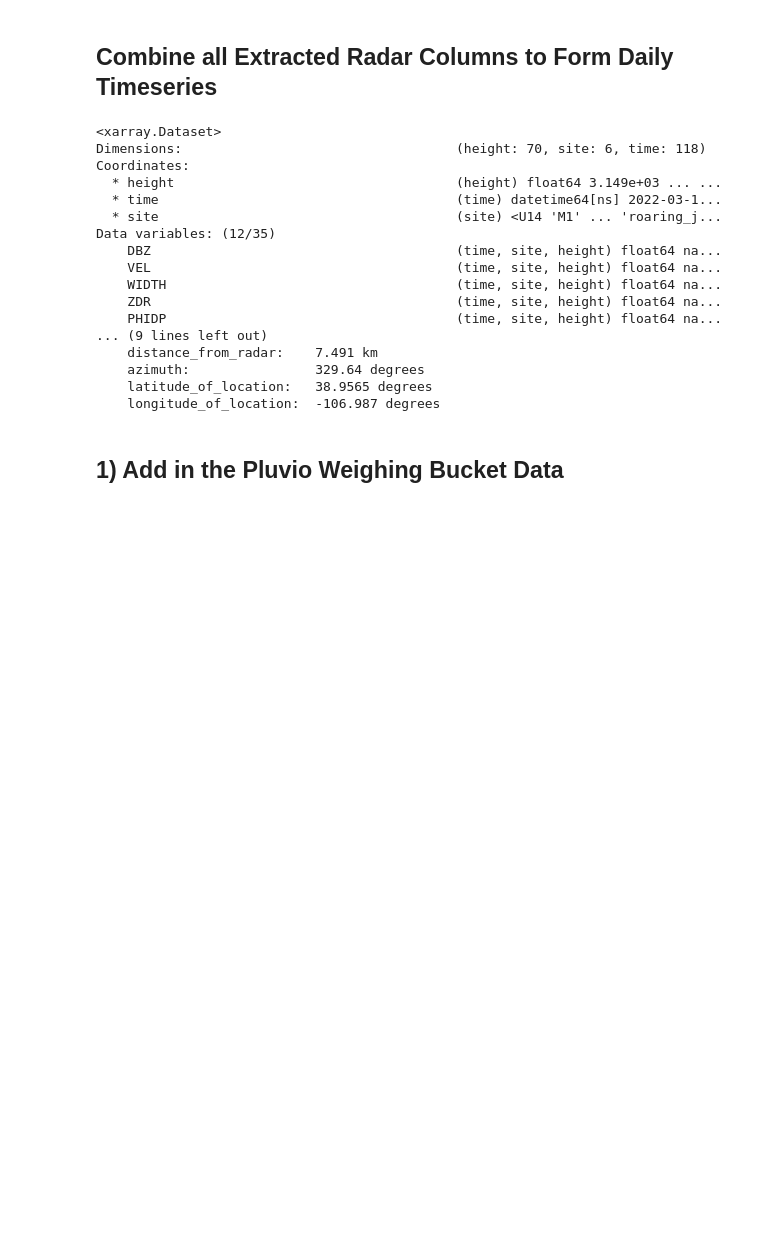
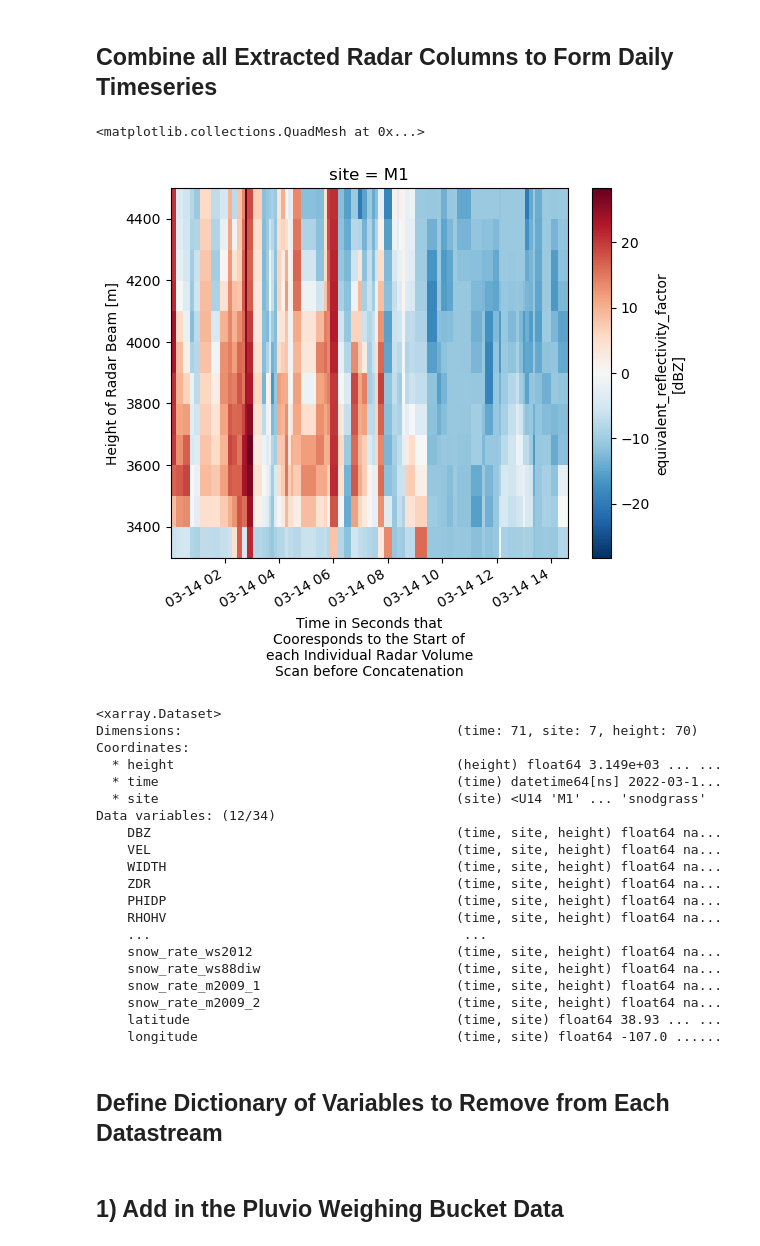
Before and after one commit to mgrover1/sail-xprecip-radar, a Jupyter notebook: notebooks/radar-precip/matched_dataset_march_14_2022.ipynb, the cells around one changed output. Drawn from its saved outputs; the diff is of its cells as text; code cells hidden in the pictures; blank space fills up the shorter version.

```diff
--- a/notebooks/radar-precip/matched_dataset_march_14_2022.ipynb
+++ b/notebooks/radar-precip/matched_dataset_march_14_2022.ipynb
@@ -27,0 +32,7 @@ import pandas as pd
+# %%
+# Define the desired processing date for the CSU XPRECIPRADAR in YYYY-MM-DD format.
+DATE = "2022-03-14"
+# Define the directory where the CSU-X Band CMAC2.0 files are located.
+RADAR_DIR = "/Users/jrobrien/ARM/data/CSU-XPrecipRadar/cmac2/"
+# Define an output directory for downloaded ground instrumentation
+INSITU_DIR = '/Users/jrobrien/ARM/inProgress/'
@@ -38,7 +54,7 @@ def subset_points(file, lats, lons, sites):
     for lat, lon in zip(lats, lons):
         # Make sure we are interpolating from the radar's location above sea level
         # NOTE: interpolating throughout Troposphere to match sonde to in the future
-        da = pyart.util.columnsect.get_field_location(radar, lat, lon).interp(height=np.arange(radar.altitude['data'][0], 10100, 100))
+        da = pyart.util.columnsect.get_field_location(radar, lat, lon).interp(height=np.arange(np.round(radar.altitude['data'][0]), 10100, 100))
         # Add the latitude and longitude of the extracted column
         da["latitude"], da["longitude"] = lat, lon
         # Time is based off the start of the radar volume
@@ -52,7 +68,6 @@ def subset_points(file, lats, lons, sites):
     ds.time.attrs.update(long_name=('Time in Seconds that Cooresponds to the Start'
                                     + " of each Individual Radar Volume Scan before"
                                     + " Concatenation"),
-                         units='seconds',
                          description=('Time in Seconds that Cooresponds to the Minimum'
                                       + ' Height Gate'))
     ds.site.attrs.update(long_name="SAIL/SPLASH In-Situ Ground Observation Site Identifers")
@@ -133,9 +172,11 @@ brush_creek = [-106.920259, 38.8596282]
 avery_point = [-106.9965928, 38.9705885]
 pumphouse_site = [-106.9502476, 38.9226741]
 roaring_judy = [-106.8530215, 38.7170576]
-M1 = [-106.987, 38.9565]
+M1 = [-106.987, 38.9267]
+snodgrass = [-106.978929, 38.926572]
 
-sites = ["M1", "kettle_ponds", "brush_creek", "avery_point", "pumphouse_site", "roaring_judy"]
+sites = ["M1", "kettle_ponds", "brush_creek", "avery_point",
+         "pumphouse_site", "roaring_judy", "snodgrass"]
 
 # Zip these together!
 lons, lats = list(zip(M1,
@@ -143,7 +184,8 @@ lons, lats = list(zip(M1,
                       brush_creek,
                       avery_point,
                       pumphouse_site,
-                      roaring_judy))
+                      roaring_judy,
+                      snodgrass))
 # %% [markdown]
 ## List the Available CSU X-Band Corrected Precipitation Radar Moments in Antenna Coordinates Version 2 (CMAC2.0) Files
 
@@ -167,0 +195,4 @@ file_list[:10]
+# %%
+# With the user defined RADAR_DIR, grab all the XPRECIPRADAR CMAC files for the defined DATE
+file_list = sorted(glob.glob(RADAR_DIR + '*' + DATE.replace('-', '') + '*.nc'))
+file_list[:10]
@@ -195,0 +240,5 @@ ds = xr.concat(ds_list, dim='time')
+# %%
+ds.sel(site='M1').sel(height=slice(3300, 4500)).DBZ.plot(x='time')
+# %% [output]
+<matplotlib.collections.QuadMesh at 0x...>
+[figure, added]
@@ -197,19 +256,24 @@ ds = xr.concat(ds_list, dim='time')
 ds
 # %% [output]
 <xarray.Dataset>
-Dimensions:                                   (height: 70, site: 6, time: 118)
+Dimensions:                                   (time: 71, site: 7, height: 70)
 Coordinates:
   * height                                    (height) float64 3.149e+03 ... ...
   * time                                      (time) datetime64[ns] 2022-03-1...
-  * site                                      (site) <U14 'M1' ... 'roaring_j...
-Data variables: (12/35)
+  * site                                      (site) <U14 'M1' ... 'snodgrass'
+Data variables: (12/34)
     DBZ                                       (time, site, height) float64 na...
     VEL                                       (time, site, height) float64 na...
     WIDTH                                     (time, site, height) float64 na...
     ZDR                                       (time, site, height) float64 na...
     PHIDP                                     (time, site, height) float64 na...
-... (9 lines left out)
-    distance_from_radar:    7.491 km
-    azimuth:                329.64 degrees
-    latitude_of_location:   38.9565 degrees
-    longitude_of_location:  -106.987 degrees
+    RHOHV                                     (time, site, height) float64 na...
+    ...                                        ...
+    snow_rate_ws2012                          (time, site, height) float64 na...
+    snow_rate_ws88diw                         (time, site, height) float64 na...
+    snow_rate_m2009_1                         (time, site, height) float64 na...
+    snow_rate_m2009_2                         (time, site, height) float64 na...
+    latitude                                  (time, site) float64 38.93 ... ...
+    longitude                                 (time, site) float64 -107.0 ......
+# %% [markdown]
+## Define Dictionary of Variables to Remove from Each Datastream
```
Also changed, not shown: parts of 91 cells of this notebook.
